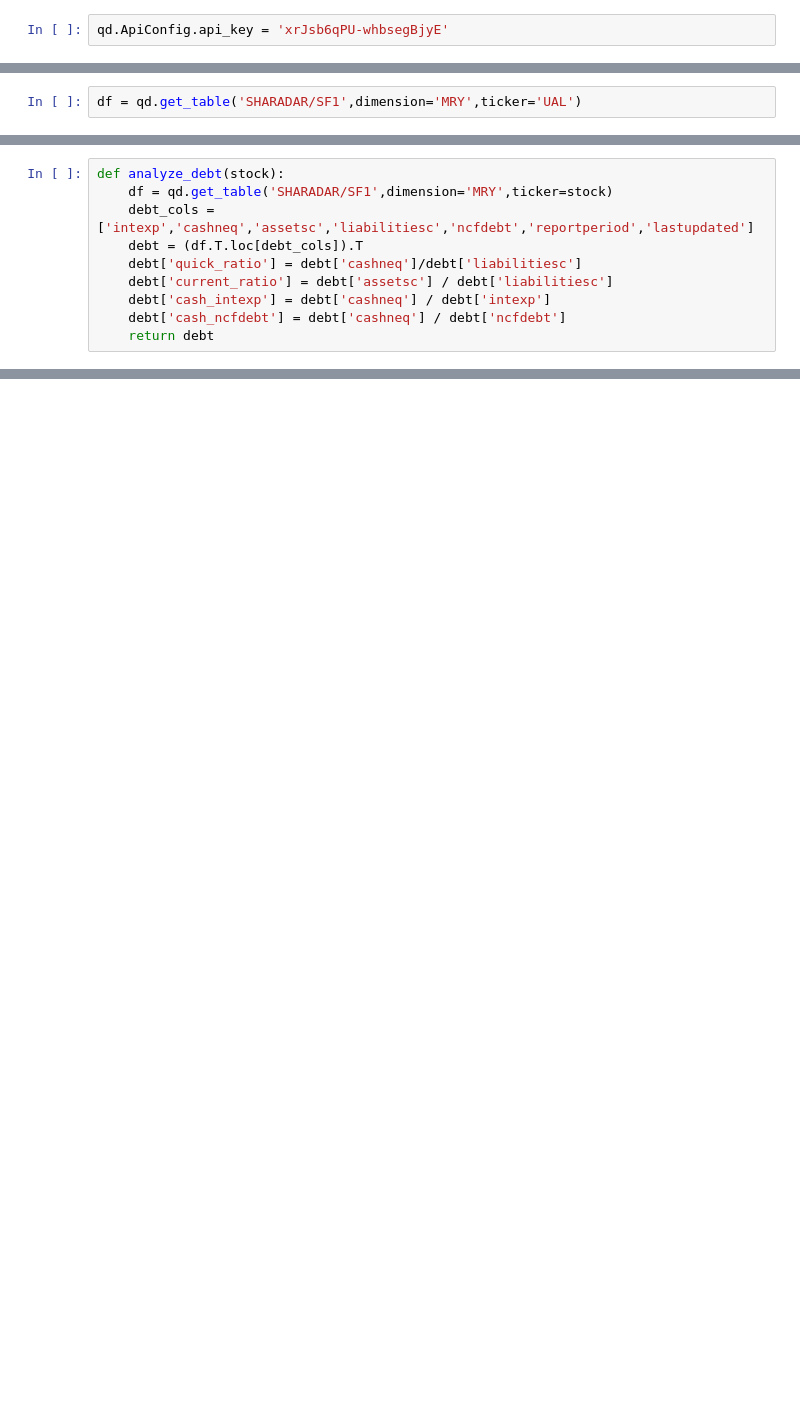
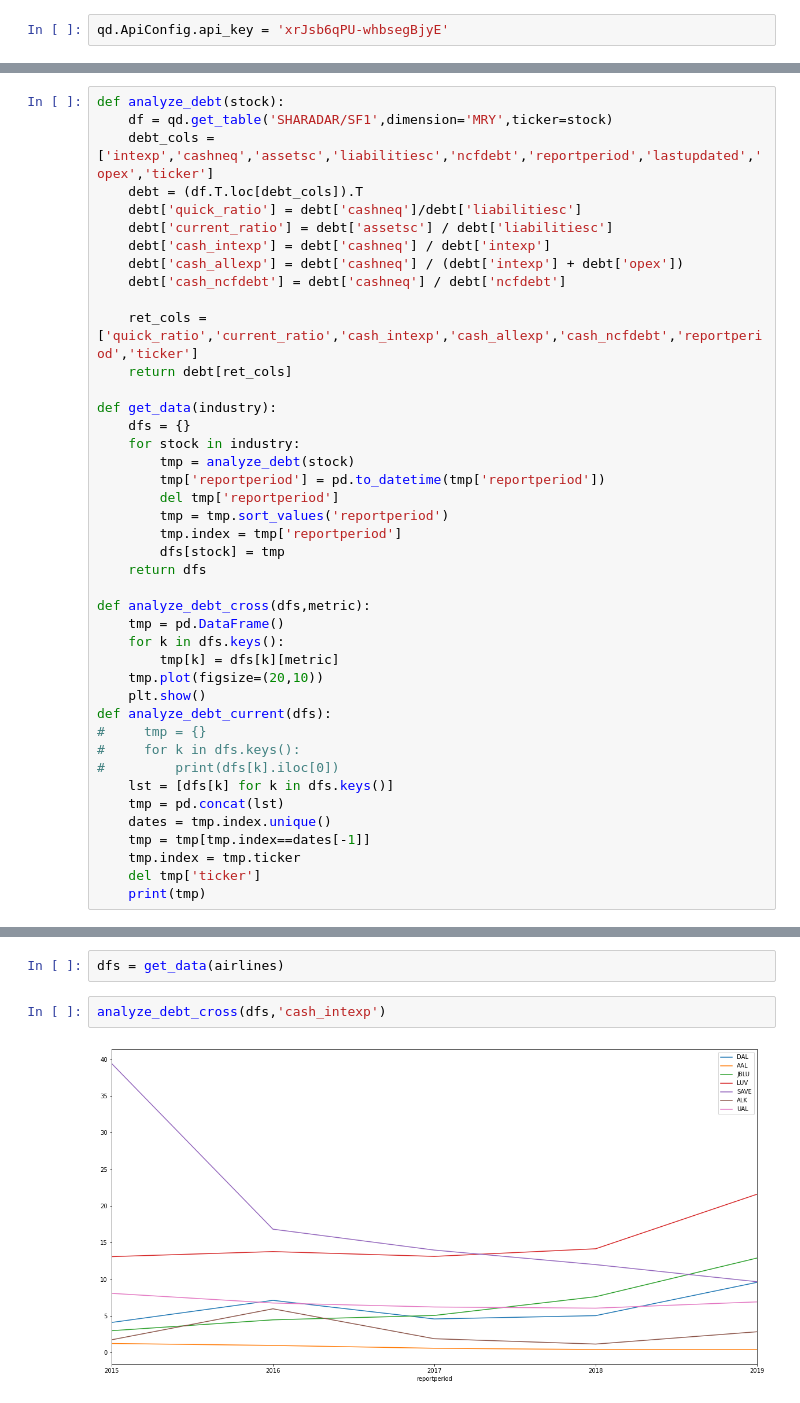
Before and after one commit to thomaschen2019/Fundamental-Tool, a Jupyter notebook: prototype.ipynb, the cells around one changed output, grey strips where cells are left out. Cells and saved outputs as stored; diff of their text form; blank space fills up the shorter version.

```diff
--- a/prototype.ipynb
+++ b/prototype.ipynb
@@ -8,5 +10,3 @@ qd.ApiConfig.api_key = 'xrJsb6qPU-whbsegBjyE'
 airlines = ['DAL','AAL','JBLU','LUV','SAVE','ALK','UAL']
 banks = ['C','BAC','MS','JPM','GS','WFC','RY','TD','BNC']
 casinos = ['MGM','WYNN','MLCO','BYD','LVS','CZR','ERI','PENN']
-# %%
-df = qd.get_table('SHARADAR/SF1',dimension='MRY',ticker='UAL')
@@ -34,10 +13,42 @@ workingcapital
 # %%
 def analyze_debt(stock):
     df = qd.get_table('SHARADAR/SF1',dimension='MRY',ticker=stock)
-    debt_cols = ['intexp','cashneq','assetsc','liabilitiesc','ncfdebt','reportperiod','lastupdated']
+    debt_cols = ['intexp','cashneq','assetsc','liabilitiesc','ncfdebt','reportperiod','lastupdated','opex','ticker']
     debt = (df.T.loc[debt_cols]).T
     debt['quick_ratio'] = debt['cashneq']/debt['liabilitiesc']
     debt['current_ratio'] = debt['assetsc'] / debt['liabilitiesc']
     debt['cash_intexp'] = debt['cashneq'] / debt['intexp']
+    debt['cash_allexp'] = debt['cashneq'] / (debt['intexp'] + debt['opex'])
     debt['cash_ncfdebt'] = debt['cashneq'] / debt['ncfdebt']
-    return debt
+
+    ret_cols = ['quick_ratio','current_ratio','cash_intexp','cash_allexp','cash_ncfdebt','reportperiod','ticker']
+    return debt[ret_cols]
+
+def get_data(industry):
+    dfs = {}
+    for stock in industry:
+        tmp = analyze_debt(stock)
+        tmp['reportperiod'] = pd.to_datetime(tmp['reportperiod'])
+        del tmp['reportperiod']
+        tmp = tmp.sort_values('reportperiod')
+        tmp.index = tmp['reportperiod']
+        dfs[stock] = tmp
+    return dfs
+
+def analyze_debt_cross(dfs,metric):
+    tmp = pd.DataFrame()
+    for k in dfs.keys():
+        tmp[k] = dfs[k][metric]
+    tmp.plot(figsize=(20,10))
+    plt.show()
+def analyze_debt_current(dfs):
+#     tmp = {}
+#     for k in dfs.keys():
+#         print(dfs[k].iloc[0])
+    lst = [dfs[k] for k in dfs.keys()]
+    tmp = pd.concat(lst)
+    dates = tmp.index.unique()
+    tmp = tmp[tmp.index==dates[-1]]
+    tmp.index = tmp.ticker
+    del tmp['ticker']
+    print(tmp)
@@ -75,0 +77,6 @@ analyze_debt('SAVE')
+# %%
+dfs = get_data(airlines)
+# %%
+analyze_debt_cross(dfs,'cash_intexp')
+# %% [output]
+[figure, added]
```
Also changed, not shown: parts of 6 cells of this notebook.
